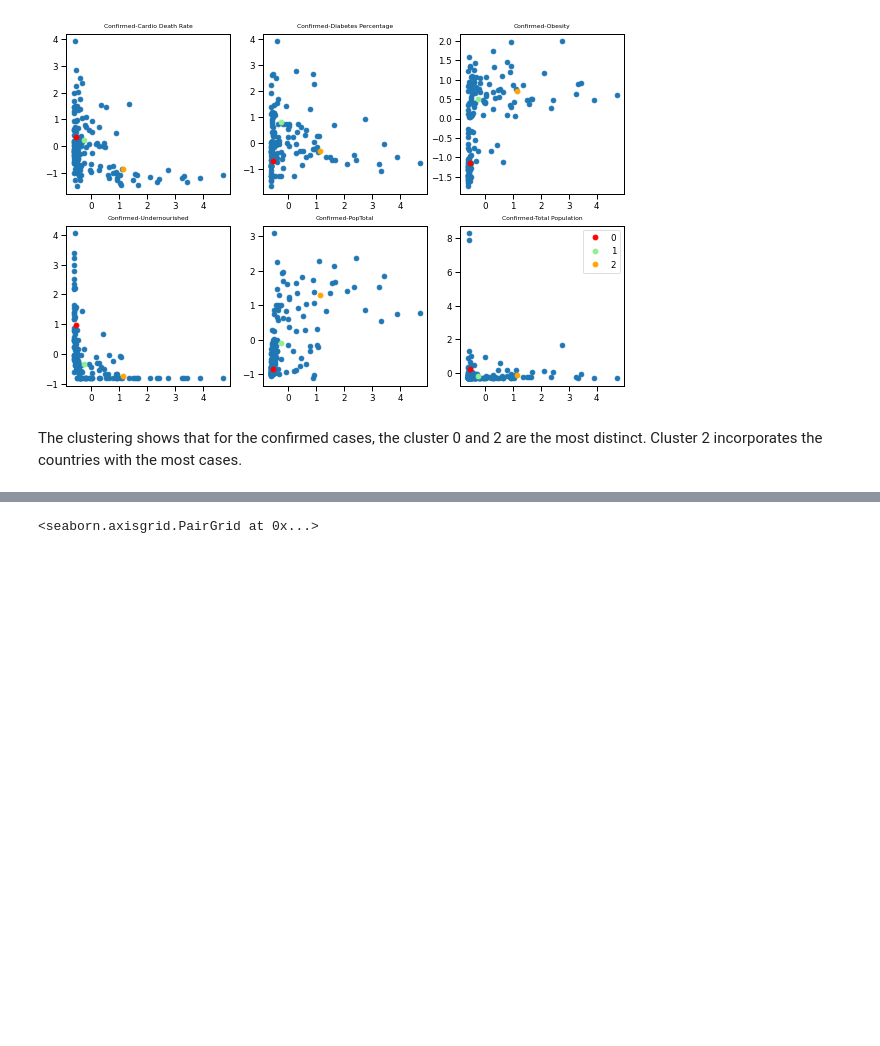
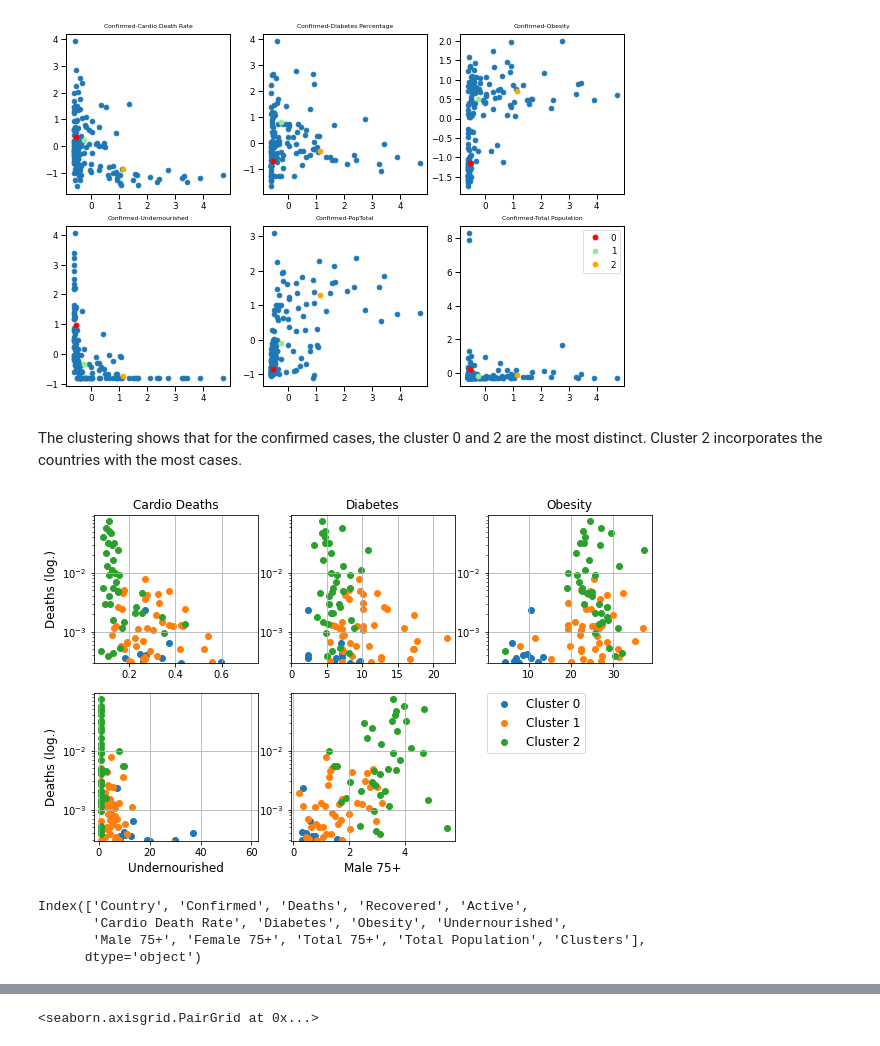
Before and after one commit to Lisalottel/Springboard, a Jupyter notebook: Capstone_02/notebooks/COVID-19_02-EDA.ipynb, the cells around one changed output, grey strips where cells are left out. Saved outputs shown, nothing was run; the diff lists cells and outputs as text; code cells hidden in the pictures; blank space fills up the shorter version.

```diff
--- a/Capstone_02/notebooks/COVID-19_02-EDA.ipynb
+++ b/Capstone_02/notebooks/COVID-19_02-EDA.ipynb
@@ -75,0 +176,6 @@ df_cov.describe().transpose()
+# %%
+df_GDP = pd.read_csv('../data/interim/COVID_base_GDP.csv',index_col=0)
+bla = np.where(df_GDP['GDP'].isna())[0]
+for i in bla:
+    df_GDP['GDP'].iloc[i] = np.mean(df_GDP['GDP'].loc[df_GDP_2['Clusters']==df_GDP_2['Clusters'].iloc[i]])
+df_GDP.info()
@@ -75,0 +203,5 @@ df_cov.describe().transpose()
+# %%
+df_clust = pd.read_csv('../data/interim/COVID_cluster.csv',index_col=0)
+df_GDP_2 = pd.merge(left=df_GDP, right=df_clust.loc[:,['Country','Clusters']],on='Country')
+df_GDP_2.loc[:,'Total Population'] = df_GDP_2['Total Population']*1000
+df_GDP_2.describe()
@@ -211,3 +372,42 @@ plt.legend()
 [figure]
 # %% [markdown]
 The clustering shows that for the confirmed cases, the cluster 0 and 2 are the most distinct. Cluster 2 incorporates the countries with the most cases.
+# %%
+var = ['Cardio Death Rate', 'Diabetes', 'Obesity', 'Undernourished','Male 75+']
+plt.figure(figsize=(10,6))
+deaths = df_clust.Deaths.values
+for i in range(1,6):
+    plt.subplot(2,3,i)
+    for j in range(3):
+        clust = df_clust['Clusters'] == j
+        plt.scatter(df_clust[var[i-1]].loc[clust].values,deaths[clust],label='Cluster '+str(j))
+    if i in [1,4]:
+        plt.ylabel('Deaths (log.)',fontsize=12)
+    if var[i-1] == 'Male 75+':
+        plt.xlabel('{}'.format('Male 75+'),fontsize=12)
+        plt.legend(loc='upper left',bbox_to_anchor=[1.16,1.04],fontsize=12)
+#     elif var[i-1] == 'Diabetes Percentage':
+#         plt.title('{}'.format('Diabetes'))
+    elif var[i-1] == 'Cardio Death Rate':
+        plt.title('{}'.format('Cardio Deaths'))
+    elif i <= 3:
+        plt.title('{}'.format(var[i-1]))
+    else:
+        plt.xlabel('{}'.format(var[i-1]),fontsize=12)
+    plt.gca().set_yscale('log')
+    plt.grid()
+plt.savefig('../reports/figures/Scatter_DeathsVsHealth_Demo.png')
+# %% [output]
+[figure, added]
+# %%
+cols = df_clust.columns.values
+dic = {}
+for i,char in zip([6,9,10,11],['Diabetes','Male 75+','Female 75+','Total 75+']):
+    dic.update({cols[i]:char})
+df_clust = df_clust.rename(dic,axis=1)
+df_clust.columns
+# %% [output]
+Index(['Country', 'Confirmed', 'Deaths', 'Recovered', 'Active',
+       'Cardio Death Rate', 'Diabetes', 'Obesity', 'Undernourished',
+       'Male 75+', 'Female 75+', 'Total 75+', 'Total Population', 'Clusters'],
+      dtype='object')
```
Also changed, not shown: parts of 7 cells of this notebook.
